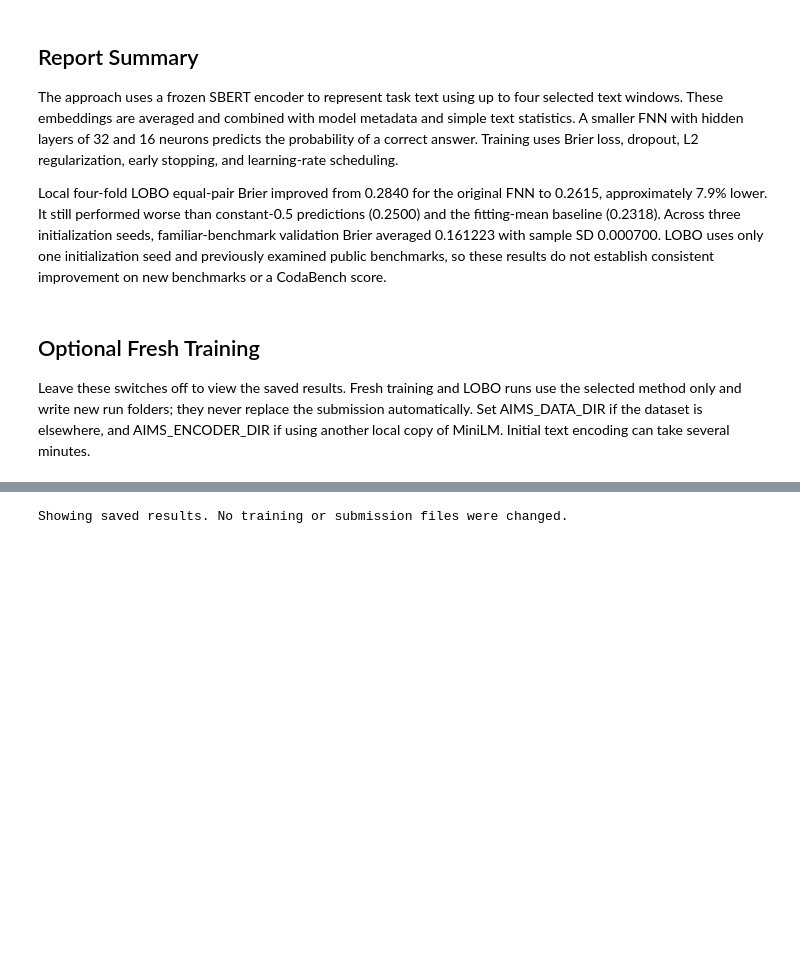
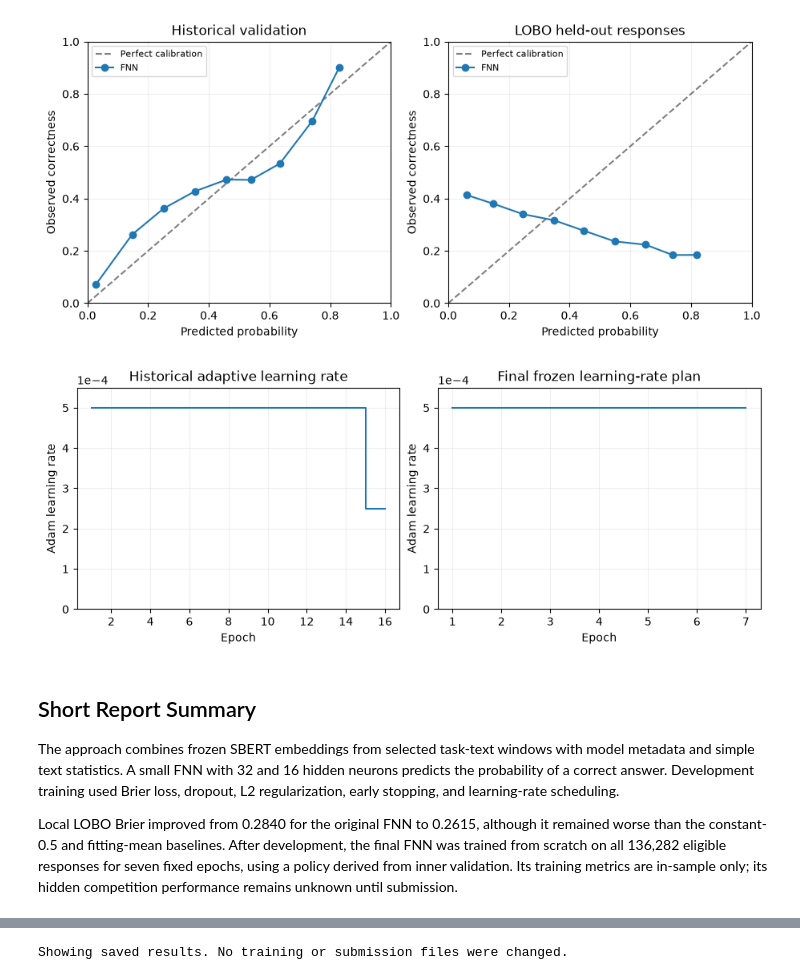
Before and after one commit to stevenwoodrum/dl-project, a Jupyter notebook: dharaneesh/Approach1_Experiments.ipynb, the cells around one changed output, grey strips where cells are left out. Cells and saved outputs as stored; diff of their text form; code cells hidden in the pictures; blank space fills up the shorter version.

```diff
--- a/dharaneesh/Approach1_Experiments.ipynb
+++ b/dharaneesh/Approach1_Experiments.ipynb
@@ -143,0 +97,18 @@ for name in ['lobo_comparison.png', 'lobo_learning_curves.png', 'lobo_calibratio
+# %%
+validation = report['validation']
+display(pd.DataFrame(validation['seed_results']).round(6))
+history = pd.DataFrame(validation['history'])
+display(history.round(6))
+fig, axes = plt.subplots(1, 2, figsize=(10, 4), layout='constrained')
+for key, label in [('train_pair_brier', 'Training'), ('val_pair_brier', 'Validation')]:
+    axes[0].plot(history['epoch'], history[key], marker='o', label=label)
+axes[0].axvline(12, linestyle=':', color='gray', label='Selected epoch 12')
+axes[0].set(title='Historical development Brier', xlabel='Epoch', ylabel='Equal-pair Brier (no L2 penalty)')
+for key, label in [('train_row_accuracy', 'Training'), ('val_row_accuracy', 'Validation')]:
+    axes[1].plot(history['epoch'], history[key], marker='o', label=label)
+axes[1].set(title='Historical development accuracy', xlabel='Epoch', ylabel='Response-weighted accuracy', ylim=(0, 1))
+for axis in axes:
+    axis.legend()
+    axis.grid(alpha=0.2)
+display(fig)
+plt.close(fig)
@@ -144,10 +195,30 @@ for name in ['lobo_comparison.png', 'lobo_learning_curves.png', 'lobo_calibratio
+# %%
+fig, axes = plt.subplots(1, 2, figsize=(9, 4), layout='constrained')
+for axis, section, title in zip(axes, ['validation', 'lobo'], ['Historical validation', 'LOBO held-out responses']):
+    points = report[section]['calibration']
+    axis.plot([0, 1], [0, 1], '--', color='gray', label='Perfect calibration')
+    axis.plot(points['predicted'], points['observed'], marker='o', label='FNN')
+    axis.set(title=title, xlabel='Predicted probability', ylabel='Observed correctness', xlim=(0, 1), ylim=(0, 1))
+    axis.legend(fontsize=8)
+    axis.grid(alpha=0.2)
+display(fig)
+plt.close(fig)
+fig, axes = plt.subplots(1, 2, figsize=(9, 3.5), layout='constrained')
+axes[0].step(history['epoch'], history['learning_rate'], where='post')
+axes[0].set(title='Historical adaptive learning rate', xlabel='Epoch', ylabel='Adam learning rate', ylim=(0, 0.00055))
+axes[1].step(final_history['epoch'], final_history['learning_rate'], where='post')
+axes[1].set(title='Final frozen learning-rate plan', xlabel='Epoch', ylabel='Adam learning rate', ylim=(0, 0.00055))
+for axis in axes:
+    axis.grid(alpha=0.2)
+    axis.ticklabel_format(axis='y', style='sci', scilimits=(0, 0))
+display(fig)
+plt.close(fig)
+# %% [output]
+[figure, added]
+[figure, added]
 # %% [markdown]
-## Report Summary
+## Short Report Summary
 
-The approach uses a frozen SBERT encoder to represent task text using up to four selected text windows. These embeddings are averaged and combined with model metadata and simple text statistics. A smaller FNN with hidden layers of 32 and 16 neurons predicts the probability of a correct answer. Training uses Brier loss, dropout, L2 regularization, early stopping, and learning-rate scheduling.
+The approach combines frozen SBERT embeddings from selected task-text windows with model metadata and simple text statistics. A small FNN with 32 and 16 hidden neurons predicts the probability of a correct answer. Development training used Brier loss, dropout, L2 regularization, early stopping, and learning-rate scheduling.
 
-Local four-fold LOBO equal-pair Brier improved from 0.2840 for the original FNN to 0.2615, approximately 7.9% lower. It still performed worse than constant-0.5 predictions (0.2500) and the fitting-mean baseline (0.2318). Across three initialization seeds, familiar-benchmark validation Brier averaged 0.161223 with sample SD 0.000700. LOBO uses only one initialization seed and previously examined public benchmarks, so these results do not establish consistent improvement on new benchmarks or a CodaBench score.
+Local LOBO Brier improved from 0.2840 for the original FNN to 0.2615, although it remained worse than the constant-0.5 and fitting-mean baselines. After development, the final FNN was trained from scratch on all 136,282 eligible responses for seven fixed epochs, using a policy derived from inner validation. Its training metrics are in-sample only; its hidden competition performance remains unknown until submission.
-# %% [markdown]
-## Optional Fresh Training
-
-Leave these switches off to view the saved results. Fresh training and LOBO runs use the selected method only and write new run folders; they never replace the submission automatically. Set AIMS_DATA_DIR if the dataset is elsewhere, and AIMS_ENCODER_DIR if using another local copy of MiniLM. Initial text encoding can take several minutes.
```
Also changed, not shown: parts of 20 cells of this notebook, 34 other files.
